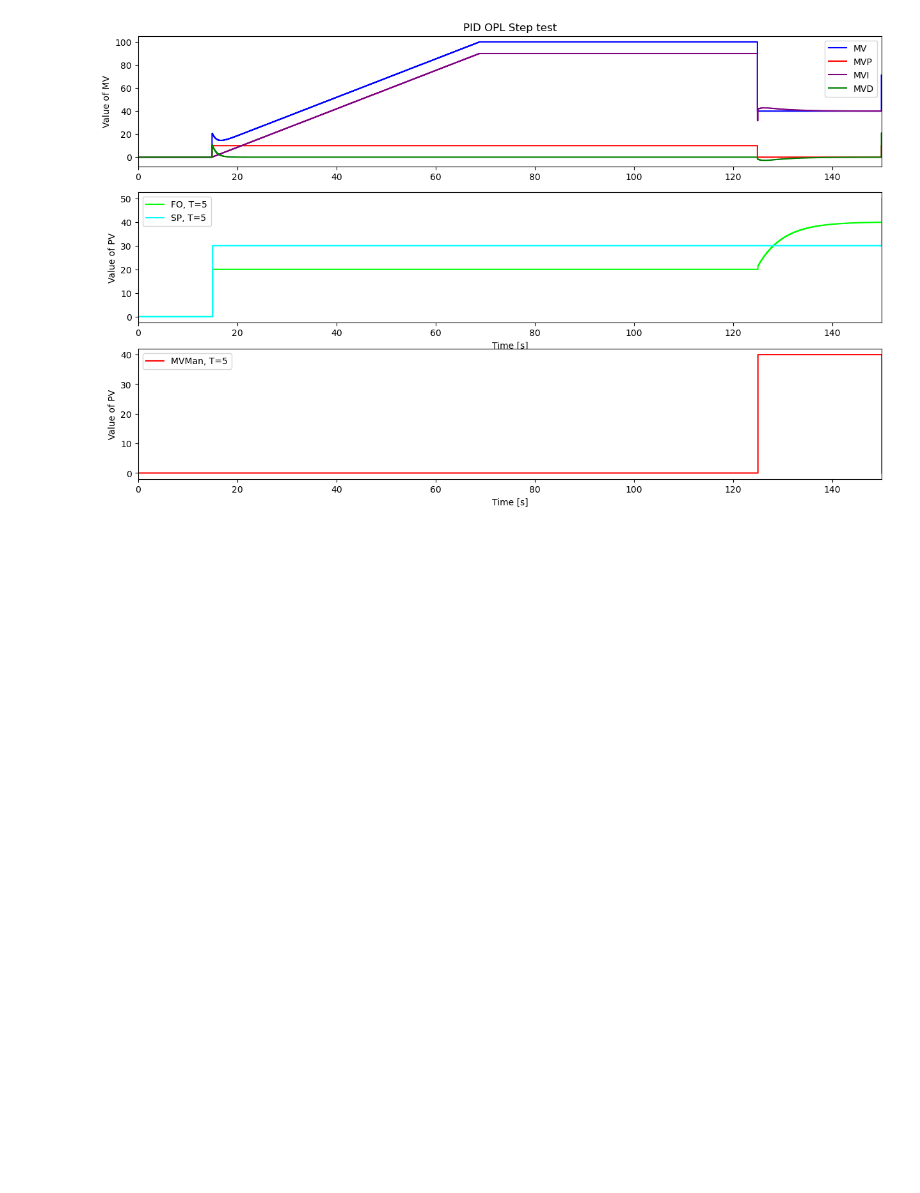
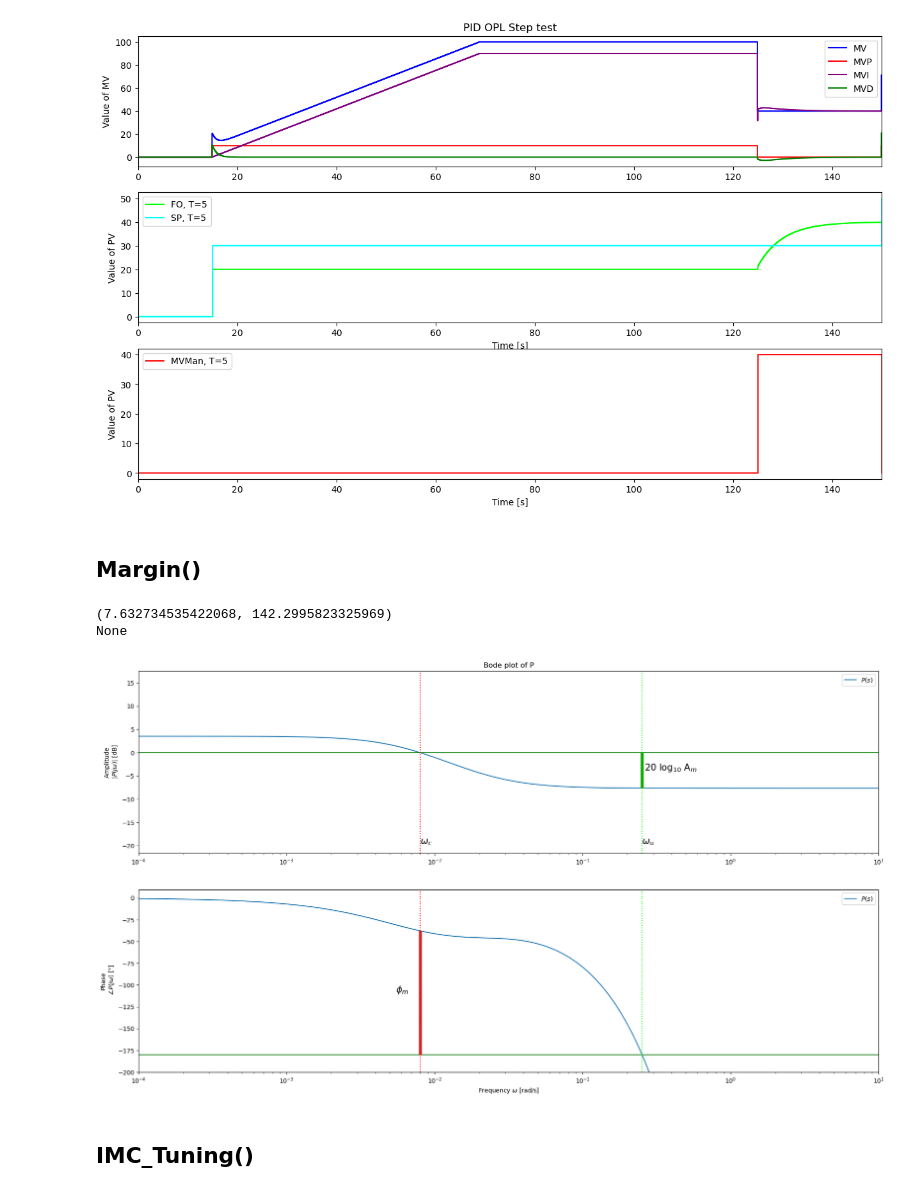
Before and after one commit to ARTHURVANBELLE/Control_Theory, a Jupyter notebook: package_LAB.ipynb, the cells around one changed output. Cells and saved outputs as stored; diff of their text form; code cells hidden in the pictures; blank space fills up the shorter version.

```diff
--- a/package_LAB.ipynb
+++ b/package_LAB.ipynb
@@ -259,3 +259,40 @@ plt.xlim([0, TSim])
 # %% [output]
 (0.0, 150.0)
 [figure]
+# %% [markdown]
+## Margin()
+# %%
+P = Process({}) # Default process = unit gain
+
+#parameters
+Kp = 1.5
+Tlag1 = 20
+Tlag2 = 25
+theta = 30
+
+K = 0.37339891844298917
+T1 = 153.9968866334296
+T2 = 42.466230845265265
+theta = 12.180567972996636
+
+Am = None
+Phim = None
+
+# Parameters for input-output dynamics P(s)
+P.parameters['Kp'] = Kp
+P.parameters['Tlag1'] = T1
+P.parameters['Tlead1'] = T2
+#P.parameters['Tlag2'] = Tlag2
+P.parameters['theta'] = theta
+
+omega = np.logspace(-4, 1, 10000)
+
+P1 = Margin(P,omega, Am, Phim,omegaC=0, omegaU=0, Show=True)
+
+print(P1)
+# %% [output]
+(7.632734535422068, 142.2995823325969)
+None
+[figure, added]
+# %% [markdown]
+## IMC_Tuning()
```
Also changed, not shown: parts of 3 cells of this notebook, 4 other files.
